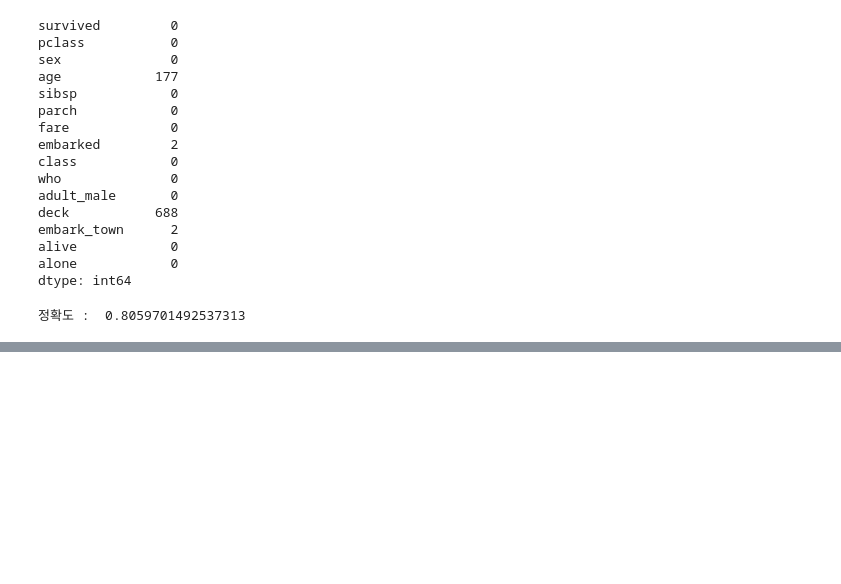
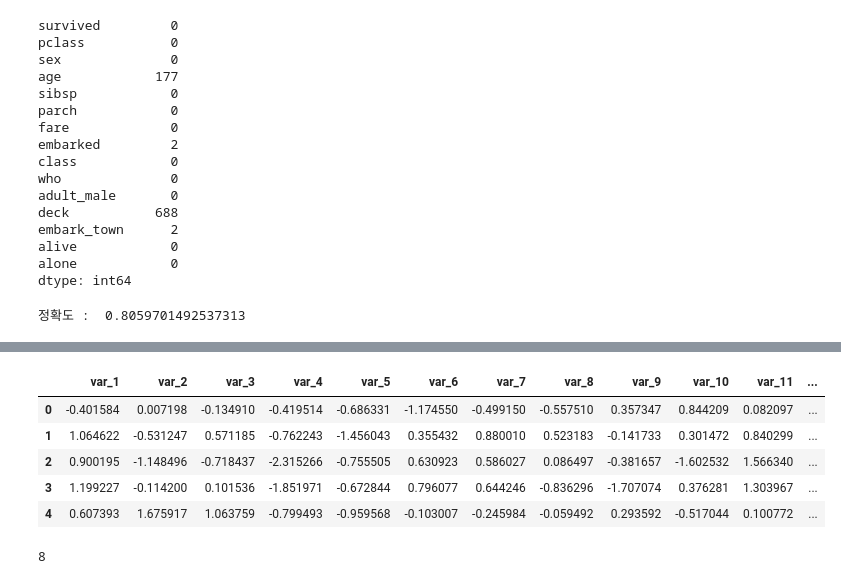
Before and after one commit to hyul77/hyul-dictionary, a Jupyter notebook: 22.빅데이터전문기사/실기/all.ipynb, the cells around one changed output, grey strips where cells are left out. Cells and saved outputs as stored; diff of their text form; code cells hidden in the pictures; blank space fills up the shorter version.

```diff
--- a/22.빅데이터전문기사/실기/all.ipynb
+++ b/22.빅데이터전문기사/실기/all.ipynb
@@ -67,0 +125,21 @@ print("정확도 : ", accuracy_score(pred,valid_y))
+# %%
+import pandas as pd
+df = pd.read_csv('https://raw.githubusercontent.com/Datamanim/datarepo/main/krdatacertificate/e7_p3.csv')
+df.head(5)
+# %% [output]
+|  | var_1 | var_2 | var_3 | var_4 | var_5 | var_6 | var_7 | var_8 | var_9 | var_10 | var_11 | ... |
+| 0 | -0.401584 | 0.007198 | -0.134910 | -0.419514 | -0.686331 | -1.174550 | -0.499150 | -0.557510 | 0.357347 | 0.844209 | 0.082097 | ... |
+| 1 | 1.064622 | -0.531247 | 0.571185 | -0.762243 | -1.456043 | 0.355432 | 0.880010 | 0.523183 | -0.141733 | 0.301472 | 0.840299 | ... |
+| 2 | 0.900195 | -1.148496 | -0.718437 | -2.315266 | -0.755505 | 0.630923 | 0.586027 | 0.086497 | -0.381657 | -1.602532 | 1.566340 | ... |
+| 3 | 1.199227 | -0.114200 | 0.101536 | -1.851971 | -0.672844 | 0.796077 | 0.644246 | -0.836296 | -1.707074 | 0.376281 | 1.303967 | ... |
+| 4 | 0.607393 | 1.675917 | 1.063759 | -0.799493 | -0.959568 | -0.103007 | -0.245984 | -0.059492 | 0.293592 | -0.517044 | 0.100772 | ... |
+# %%
+# var_6 컬럼의 1,3사분위수 각각 IQR의 1.5배 벗어난 이상치의 숫자를 구하라
+q1 = df['var_6'].quantile(1/4)
+q3 = df['var_6'].quantile(3/4)
+iqr = q3-q1
+
+ans = df[(df['var_6']<q1-1.5*iqr)|(df['var_6']>q3+1.5*iqr)]['var_6'].count()
+print(ans)
+# %% [output]
+8
```
Also changed, not shown: parts of 20 cells of this notebook, 1 other file.
